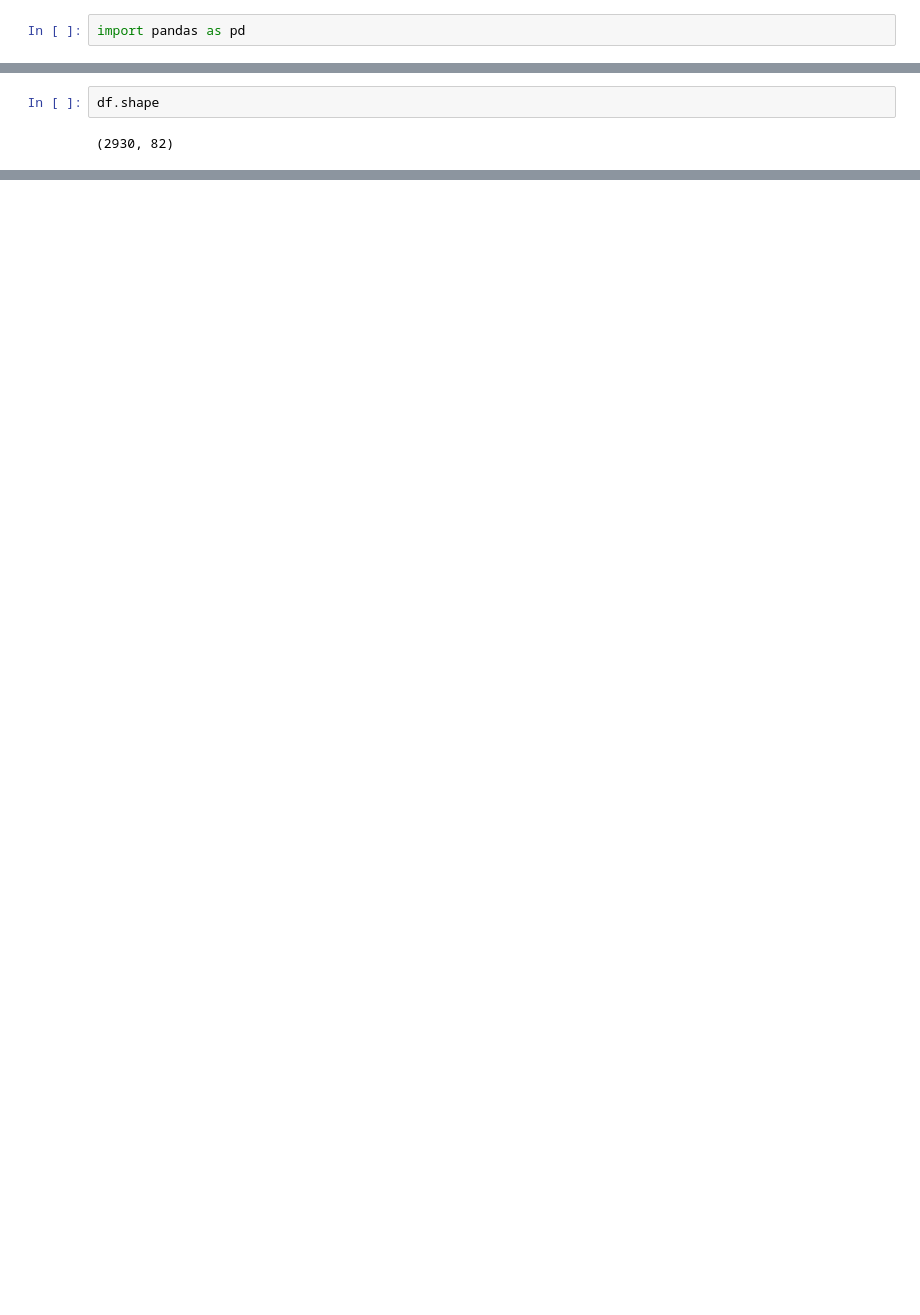
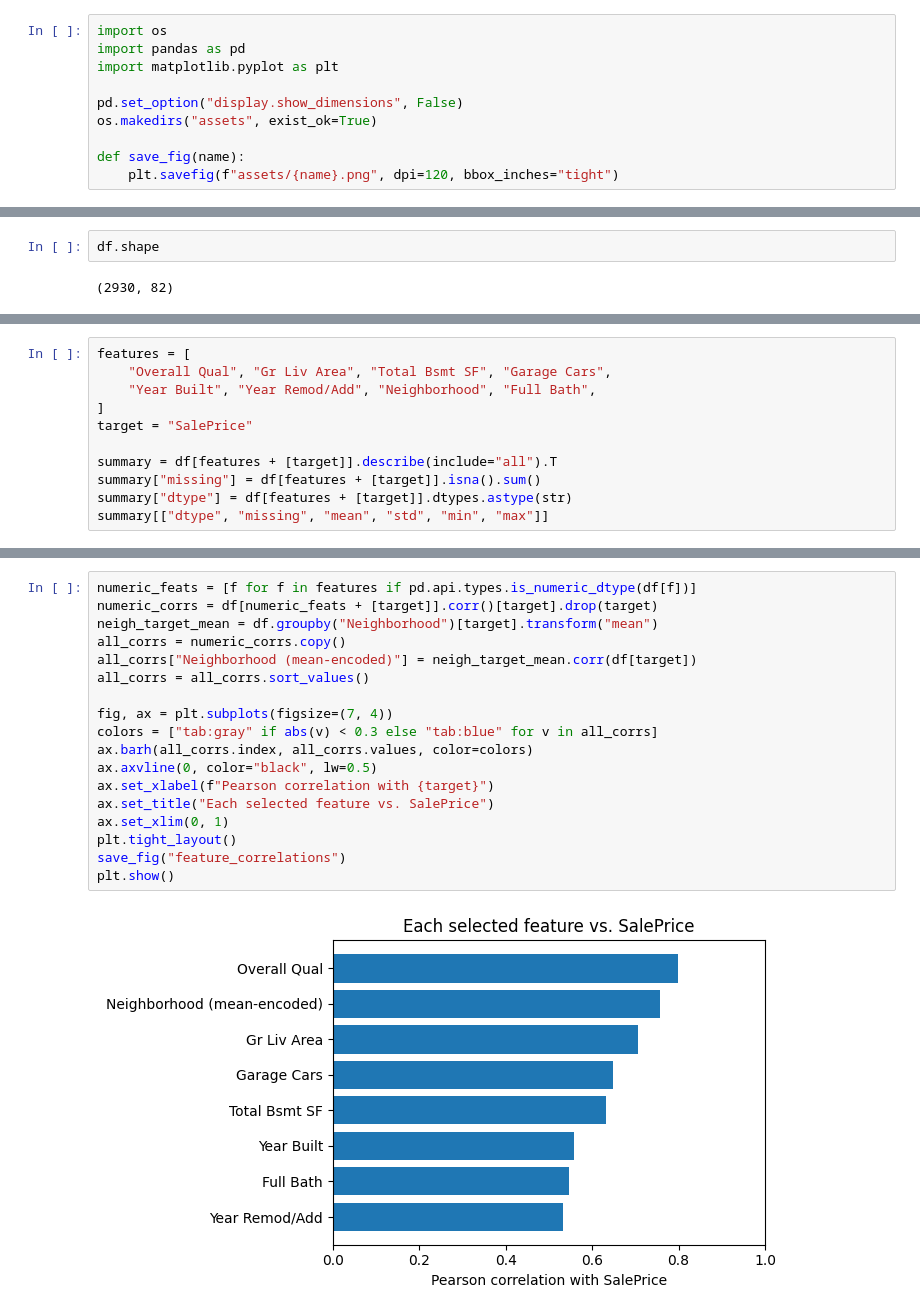
Before and after one commit to jakeryderv/ames-housing-mp3, a Jupyter notebook: main.ipynb, the cells around one changed output, grey strips where cells are left out. Drawn from its saved outputs; the diff is of its cells as text; blank space fills up the shorter version.

```diff
--- a/main.ipynb
+++ b/main.ipynb
@@ -1,5 +11,13 @@
 # %%
+import os
 import pandas as pd
+import matplotlib.pyplot as plt
+
+pd.set_option("display.show_dimensions", False)
+os.makedirs("assets", exist_ok=True)
+
+def save_fig(name):
+    plt.savefig(f"assets/{name}.png", dpi=120, bbox_inches="tight")
 # %%
 df = pd.read_csv("data/ames_housing.csv")
 df.head()
@@ -17,0 +58,11 @@ df.shape
+# %%
+features = [
+    "Overall Qual", "Gr Liv Area", "Total Bsmt SF", "Garage Cars",
+    "Year Built", "Year Remod/Add", "Neighborhood", "Full Bath",
+]
+target = "SalePrice"
+
+summary = df[features + [target]].describe(include="all").T
+summary["missing"] = df[features + [target]].isna().sum()
+summary["dtype"] = df[features + [target]].dtypes.astype(str)
+summary[["dtype", "missing", "mean", "std", "min", "max"]]
@@ -17,0 +80,20 @@ df.shape
+# %%
+numeric_feats = [f for f in features if pd.api.types.is_numeric_dtype(df[f])]
+numeric_corrs = df[numeric_feats + [target]].corr()[target].drop(target)
+neigh_target_mean = df.groupby("Neighborhood")[target].transform("mean")
+all_corrs = numeric_corrs.copy()
+all_corrs["Neighborhood (mean-encoded)"] = neigh_target_mean.corr(df[target])
+all_corrs = all_corrs.sort_values()
+
+fig, ax = plt.subplots(figsize=(7, 4))
+colors = ["tab:gray" if abs(v) < 0.3 else "tab:blue" for v in all_corrs]
+ax.barh(all_corrs.index, all_corrs.values, color=colors)
+ax.axvline(0, color="black", lw=0.5)
+ax.set_xlabel(f"Pearson correlation with {target}")
+ax.set_title("Each selected feature vs. SalePrice")
+ax.set_xlim(0, 1)
+plt.tight_layout()
+save_fig("feature_correlations")
+plt.show()
+# %% [output]
+[figure, added]
```
Also changed, not shown: parts of 24 cells of this notebook, 9 other files.
